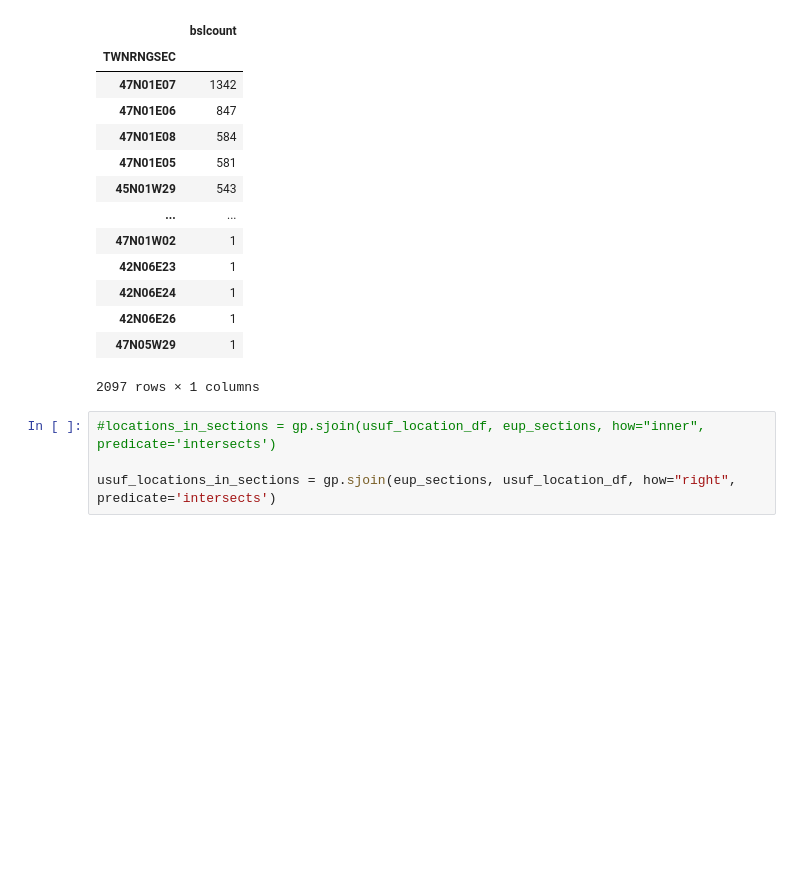
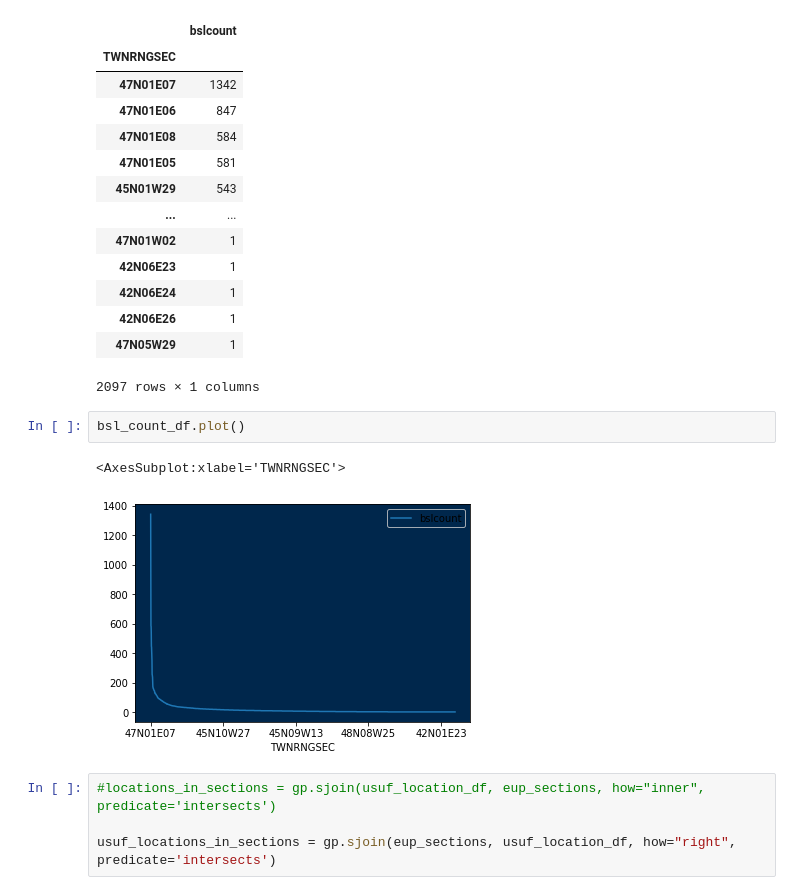
Before and after one commit to SBuxton-IDM/EquityMilestone, a Jupyter notebook: GeoPandas - Data - Spatial Join Notebook.ipynb, the cells around one changed output. Saved outputs shown, nothing was run; the diff lists cells and outputs as text; blank space fills up the shorter version.

```diff
--- a/GeoPandas - Data - Spatial Join Notebook.ipynb
+++ b/GeoPandas - Data - Spatial Join Notebook.ipynb
@@ -260,6 +316,11 @@ bsl_count_df
 | 42N06E26 | 1 |
 | 47N05W29 | 1 |
 2097 rows × 1 columns
+# %%
+bsl_count_df.plot()
+# %% [output]
+<AxesSubplot:xlabel='TWNRNGSEC'>
+[figure, added]
 # %%
 #locations_in_sections = gp.sjoin(usuf_location_df, eup_sections, how="inner", predicate='intersects')
 
```
Also changed, not shown: parts of 42 cells of this notebook, 1 other file.
